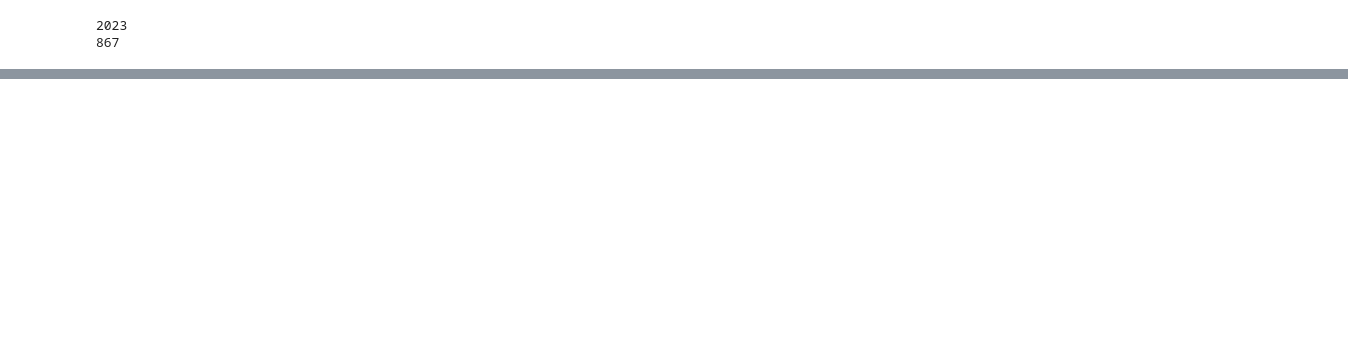
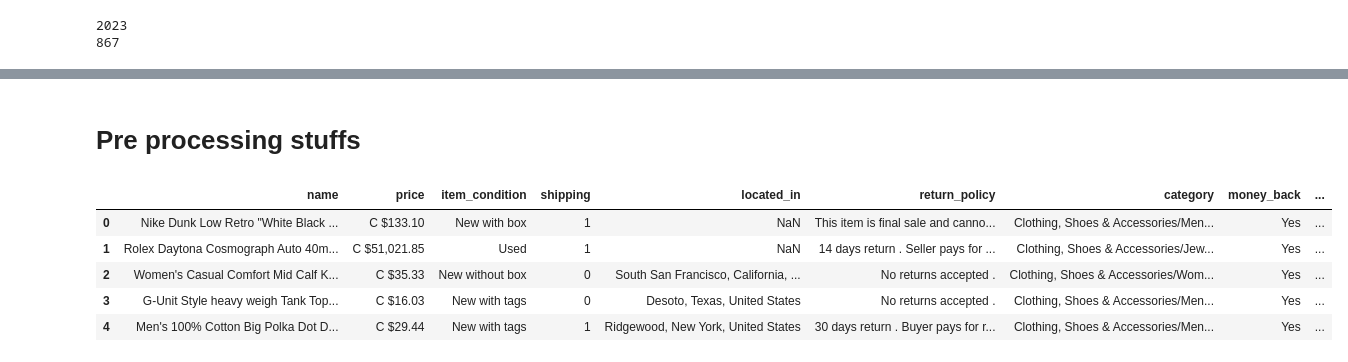
Before and after one commit to JaxSulav/PriceProphet, a Jupyter notebook: Data Processing/dc.ipynb, the cells around one changed output, grey strips where cells are left out. Cells and saved outputs as stored; diff of their text form; code cells hidden in the pictures; blank space fills up the shorter version.

```diff
--- a/Data Processing/dc.ipynb
+++ b/Data Processing/dc.ipynb
@@ -35,0 +121,13 @@ print(df["shipping"].str.contains('Lcted').sum())
+# %% [markdown]
+# Pre processing stuffs
+# %%
+df.loc[~df['shipping'].astype(str).str.contains('\$'), 'shipping'] = 0
+df.loc[df['shipping'].astype(str).str.contains('\$'), 'shipping'] = 1
+df.head()
+# %% [output]
+|  | name | price | item_condition | shipping | located_in | return_policy | category | money_back | ... |
+| 0 | Nike Dunk Low Retro "White Black ... | C $133.10 | New with box | 1 | NaN | This item is final sale and canno... | Clothing, Shoes & Accessories/Men... | Yes | ... |
+| 1 | Rolex Daytona Cosmograph Auto 40m... | C $51,021.85 | Used | 1 | NaN | 14 days return . Seller pays for ... | Clothing, Shoes & Accessories/Jew... | Yes | ... |
+| 2 | Women's Casual Comfort Mid Calf K... | C $35.33 | New without box | 0 | South San Francisco, California, ... | No returns accepted . | Clothing, Shoes & Accessories/Wom... | Yes | ... |
+| 3 | G-Unit Style heavy weigh Tank Top... | C $16.03 | New with tags | 0 | Desoto, Texas, United States | No returns accepted . | Clothing, Shoes & Accessories/Men... | Yes | ... |
+| 4 | Men's 100% Cotton Big Polka Dot D... | C $29.44 | New with tags | 1 | Ridgewood, New York, United States | 30 days return . Buyer pays for r... | Clothing, Shoes & Accessories/Men... | Yes | ... |
```
Also changed, not shown: parts of 31 cells of this notebook.
